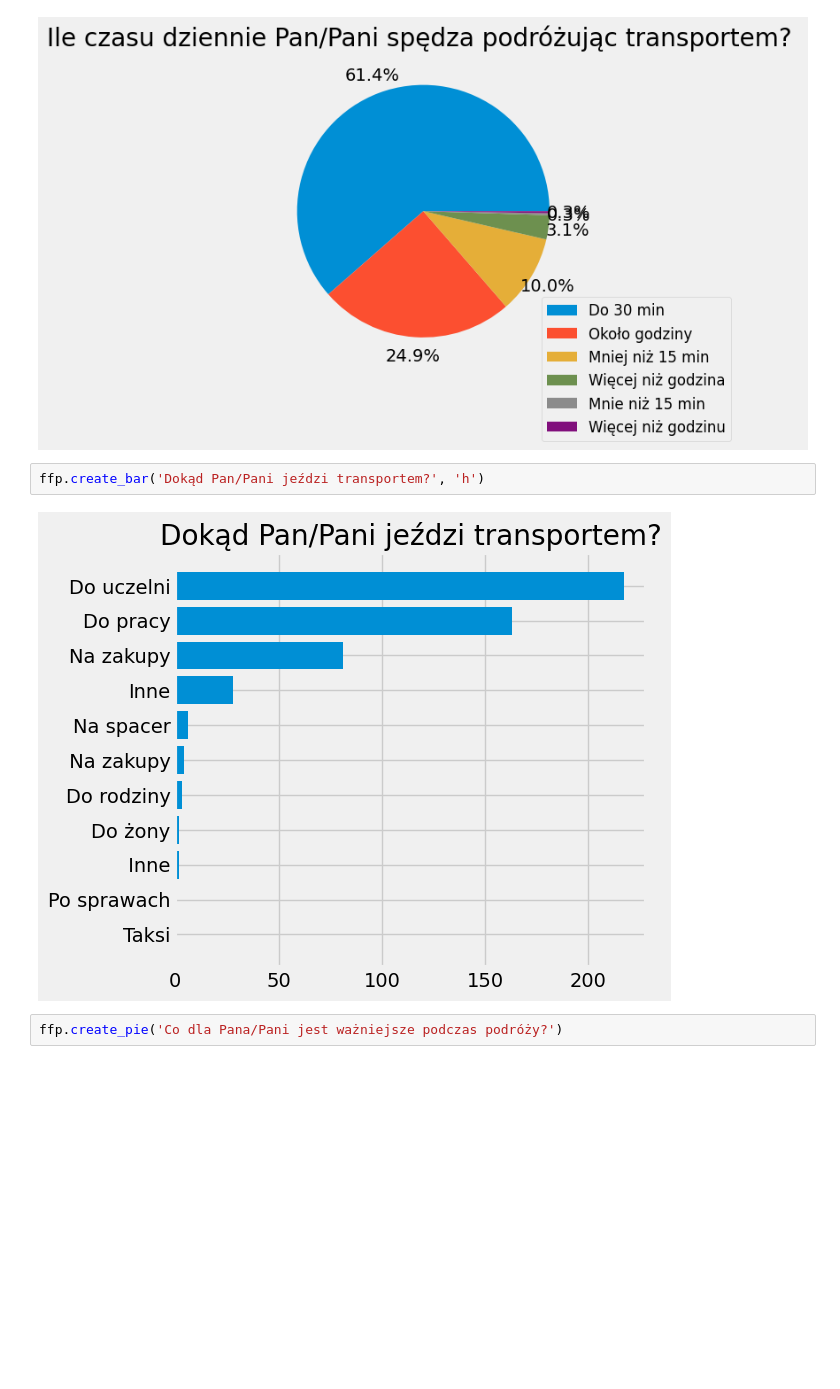
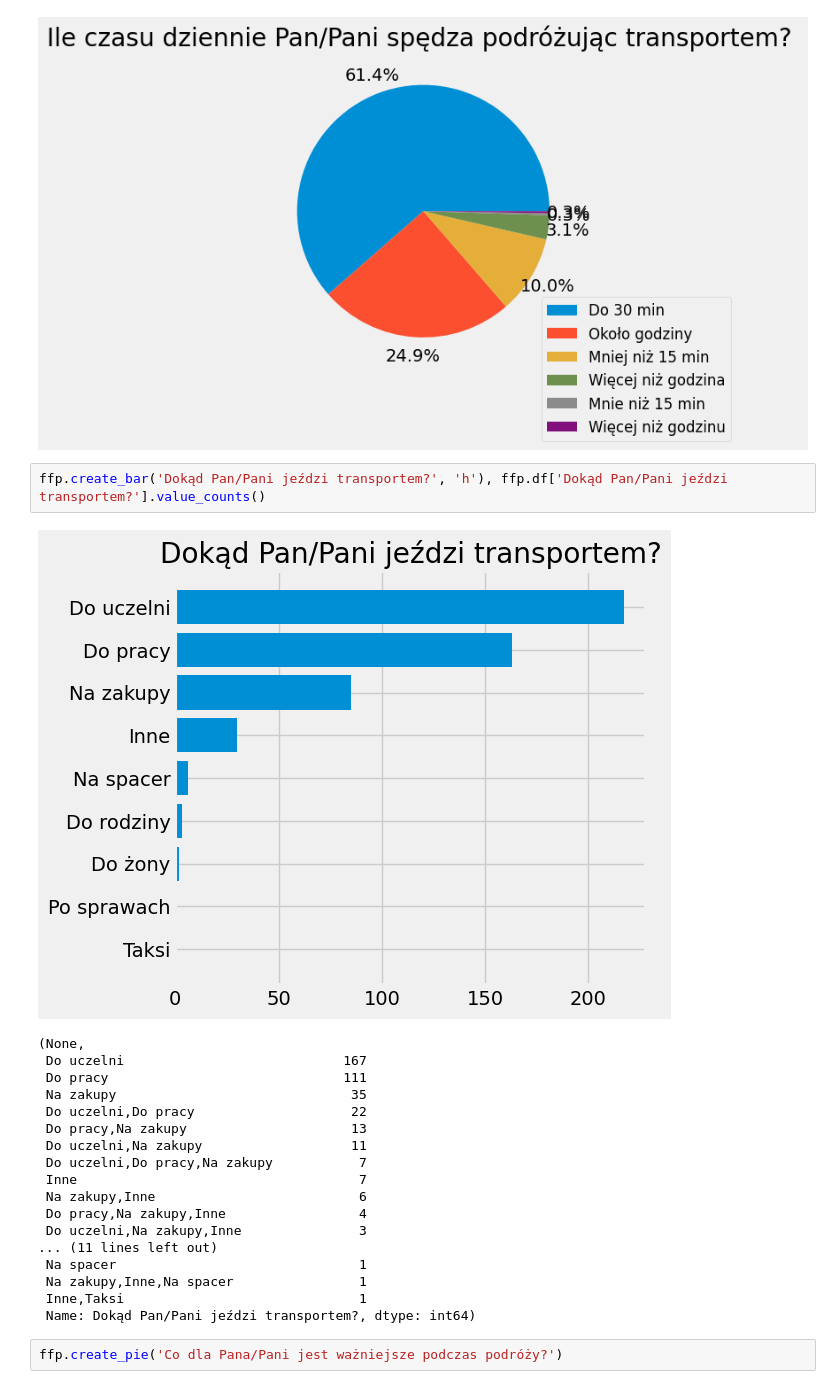
Before and after one commit to Mak7-kurochka/Satisfaction-with-public-transport, a Jupyter notebook: Part_for_Lera.ipynb, the cells around one changed output. Saved outputs shown, nothing was run; the diff lists cells and outputs as text; blank space fills up the shorter version.

```diff
--- a/Part_for_Lera.ipynb
+++ b/Part_for_Lera.ipynb
@@ -9,9 +9,26 @@ ffp.create_pie('Ile czasu dziennie Pan/Pani spędza podróżując transportem? '
 # %% [output]
 [figure]
 # %%
-ffp.create_bar('Dokąd Pan/Pani jeździ transportem?', 'h')
+ffp.create_bar('Dokąd Pan/Pani jeździ transportem?', 'h'), ffp.df['Dokąd Pan/Pani jeździ transportem?'].value_counts()
 # %% [output]
-[figure, old version]
+[figure, new version]
+(None,
+ Do uczelni                            167
+ Do pracy                              111
+ Na zakupy                              35
+ Do uczelni,Do pracy                    22
+ Do pracy,Na zakupy                     13
+ Do uczelni,Na zakupy                   11
+ Do uczelni,Do pracy,Na zakupy           7
+ Inne                                    7
+ Na zakupy,Inne                          6
+ Do pracy,Na zakupy,Inne                 4
+ Do uczelni,Na zakupy,Inne               3
+... (11 lines left out)
+ Na spacer                               1
+ Na zakupy,Inne,Na spacer                1
+ Inne,Taksi                              1
+ Name: Dokąd Pan/Pani jeździ transportem?, dtype: int64)
 # %%
 ffp.create_pie('Co dla Pana/Pani jest ważniejsze podczas podróży?')
 # %% [output]
```
